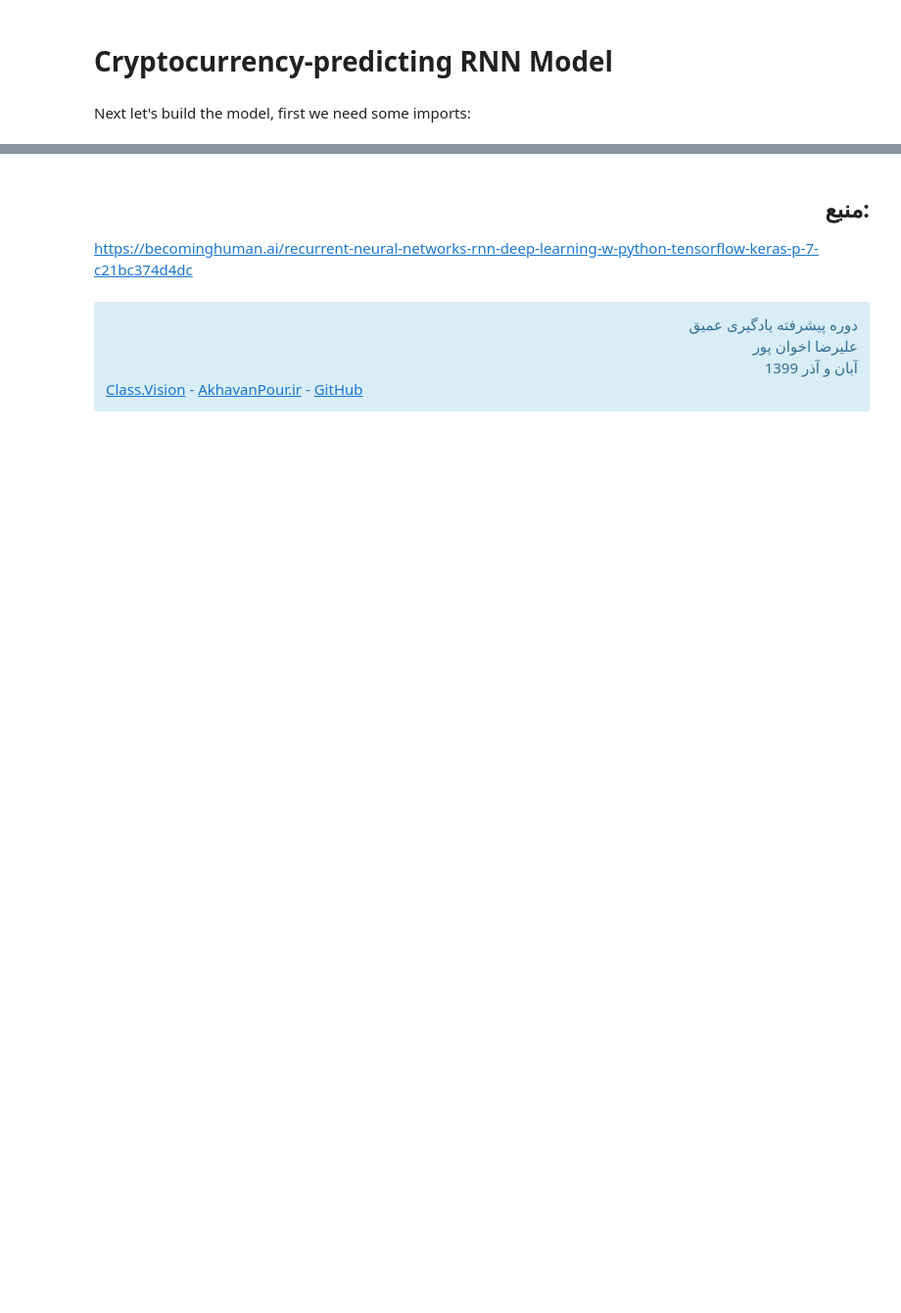
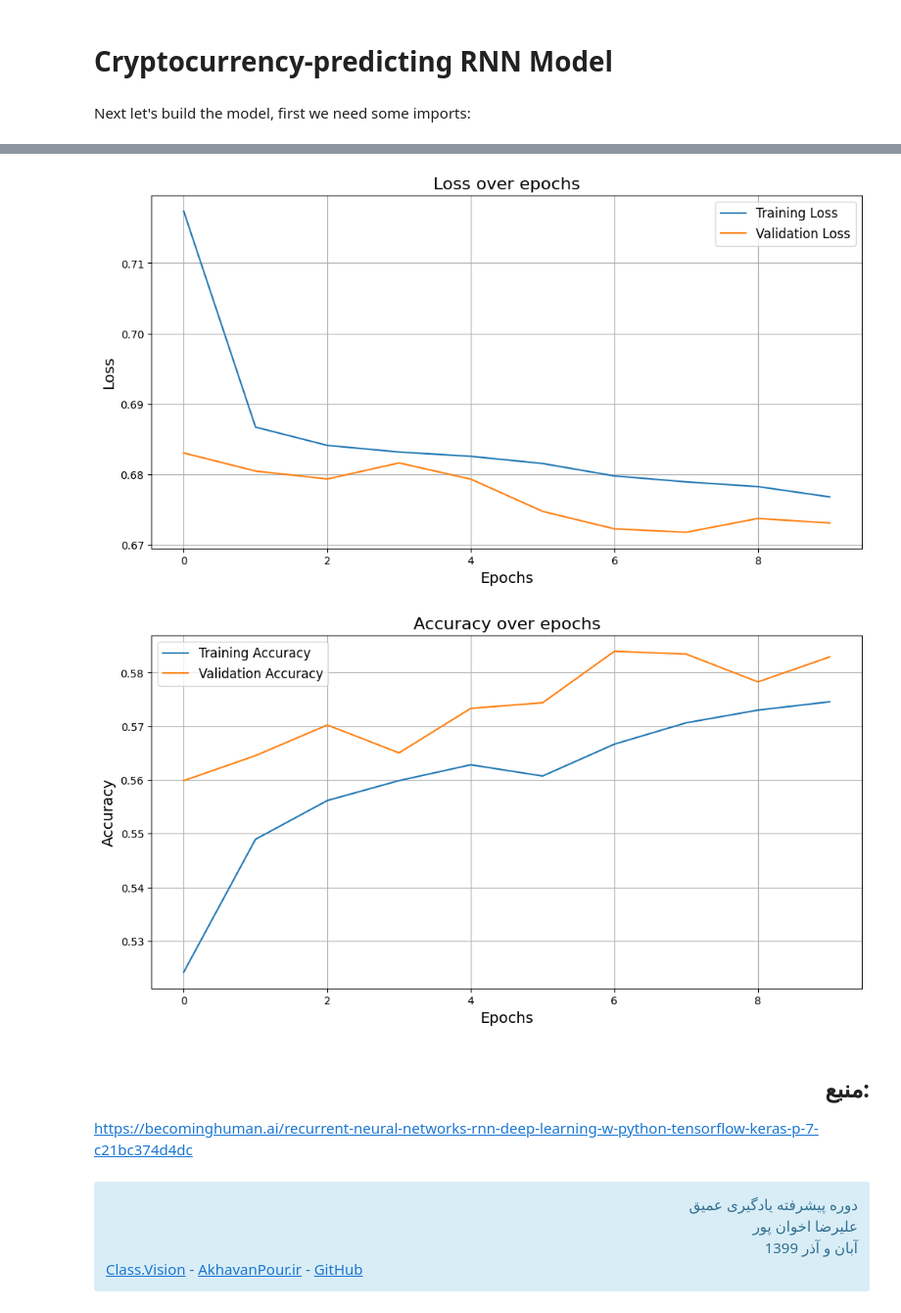
Before and after one commit to Alireza-Akhavan/rnn-notebooks, a Jupyter notebook: 03_2_Cryptocurrency-predicting.ipynb, the cells around one changed output, grey strips where cells are left out. Shown at 98% size. Drawn from its saved outputs; the diff is of its cells as text; code cells hidden in the pictures; blank space fills up the shorter version.

```diff
--- a/03_2_Cryptocurrency-predicting.ipynb
+++ b/03_2_Cryptocurrency-predicting.ipynb
@@ -81,7 +79,7 @@ main_df = main_df[(main_df.index < last_5pct)]  # now the main_df is all the dat
 Continuing along in our **preprocess_df** function, we can balance by doing:
 # %%
 def preprocess_df(df):
-    df = df.drop("future", 1)  # don't need this anymore.
+    df = df.drop("future", axis=1)  # don't need this anymore.
 
     for col in df.columns:  # go through all of the columns
         if col != "target":  # normalize all ... except for the target itself!
@@ -129,7 +127,7 @@ def preprocess_df(df):
         X.append(seq)  # X is the sequences
         y.append(target)  # y is the targets/labels (buys vs sell/notbuy)
 
-    return np.array(X), y  # return X and y...and make X a numpy array!
+    return np.array(X), np.array(y)  # return X and y...and make X a numpy array!
 # %% [markdown]
 ## We can now preprocess our data with:
 # %%
@@ -233,3 +359,33 @@ Test accuracy: 0.56088084
+# %%
+import matplotlib.pyplot as plt
+
+loss = history.history['loss']
+val_loss = history.history['val_loss']
+accuracy = history.history['accuracy']
+val_accuracy = history.history['val_accuracy']
+
+plt.figure(figsize=(12, 6))
+plt.plot(loss, label='Training Loss')
+plt.plot(val_loss, label='Validation Loss')
+plt.title('Loss over epochs', fontsize=16)
+plt.xlabel('Epochs', fontsize=14)
+plt.ylabel('Loss', fontsize=14)
+plt.legend(fontsize=12)
+plt.grid(True)
+plt.show()
+
+plt.figure(figsize=(12, 6))
+plt.plot(accuracy, label='Training Accuracy')
+plt.plot(val_accuracy, label='Validation Accuracy')
+plt.title('Accuracy over epochs', fontsize=16)
+plt.xlabel('Epochs', fontsize=14)
+plt.ylabel('Accuracy', fontsize=14)
+plt.legend(fontsize=12)
+plt.grid(True)
+plt.show()
+# %% [output]
+[figure, added]
+[figure, added]
 # %% [markdown]
 ## <div style="direction:rtl;text-align:right;font-family:B Lotus, B Nazanin, Tahoma">منبع:</div>
 
```
Also changed, not shown: parts of 14 cells of this notebook.
